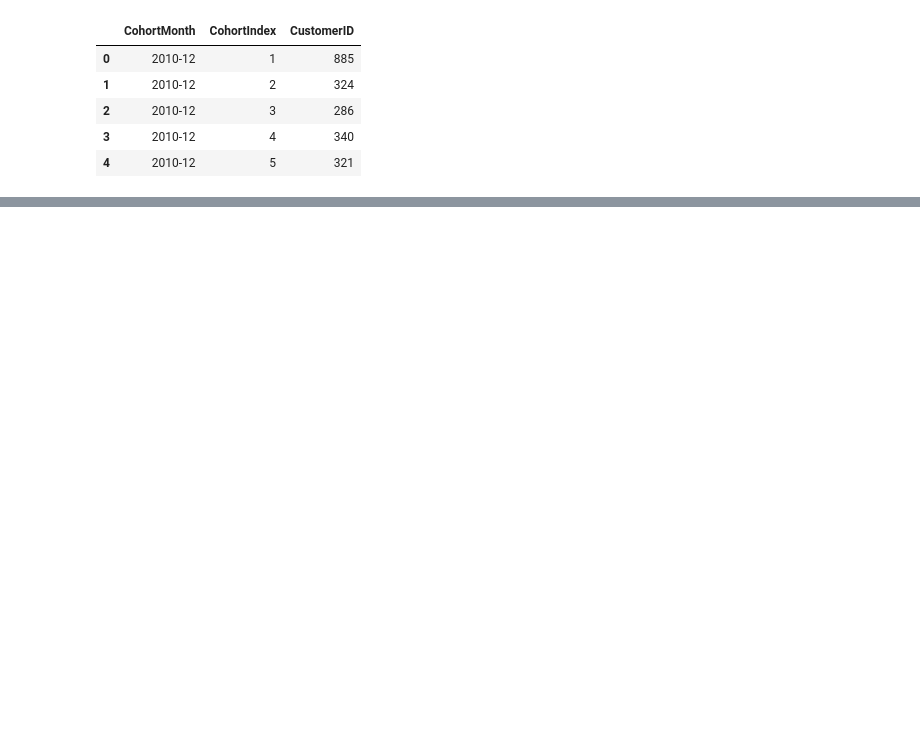
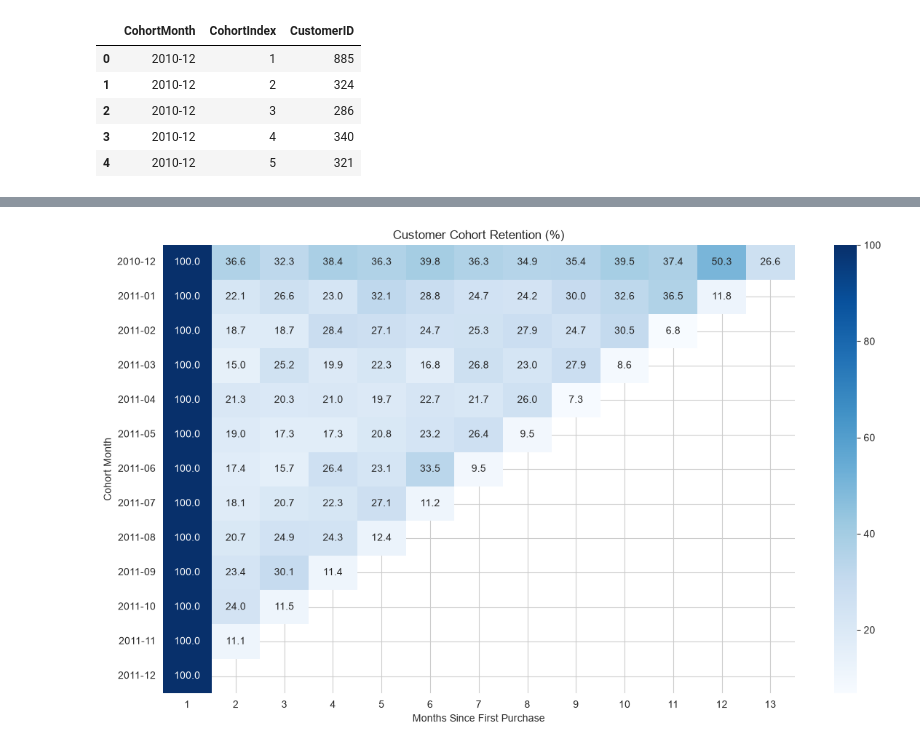
Before and after one commit to vedants0307/SaaS-Cohort-CLTV-Analysis, a Jupyter notebook: notebooks/Cohort_Analysis.ipynb, the cells around one changed output, grey strips where cells are left out. Saved outputs shown, nothing was run; the diff lists cells and outputs as text; code cells hidden in the pictures; blank space fills up the shorter version.

Commit message:
Complete Week 3 CLTV analysis and customer segmentation

```diff
--- a/notebooks/Cohort_Analysis.ipynb
+++ b/notebooks/Cohort_Analysis.ipynb
@@ -111,3 +153,7 @@ cohort_counts = cohort_data.pivot(
+# %%
+cohort_data = df.groupby(
+    ['CohortMonth','CohortIndex']
+)['CustomerID'].nunique().reset_index()
 # %%
 cohort_data.head()
 # %% [output]
@@ -117,14 +163,3 @@ cohort_data.head()
 | 2 | 2010-12 | 3 | 286 |
 | 3 | 2010-12 | 4 | 340 |
 | 4 | 2010-12 | 5 | 321 |
-# %%
-cohort_data = (
-    df.groupby(
-        [
-            "CohortMonth",
-            "CohortIndex"
-        ]
-    )["CustomerID"]
-    .nunique()
-    .reset_index()
-)
@@ -296,0 +174,4 @@ Matplotlib is building the font cache; this may take a moment.
+# %%
+retention = cohort_counts.divide(cohort_size, axis=0)
+# %%
+retention = (retention * 100).round(2)
@@ -296,0 +182,17 @@ Matplotlib is building the font cache; this may take a moment.
+# %%
+plt.figure(figsize=(14,8))
+
+sns.heatmap(
+    retention,
+    annot=True,
+    fmt=".1f",
+    cmap="Blues"
+)
+
+plt.title("Customer Cohort Retention (%)")
+plt.xlabel("Months Since First Purchase")
+plt.ylabel("Cohort Month")
+
+plt.show()
+# %% [output]
+[figure, added]
```
Also changed, not shown: parts of 96 cells of this notebook, 2 other files.
